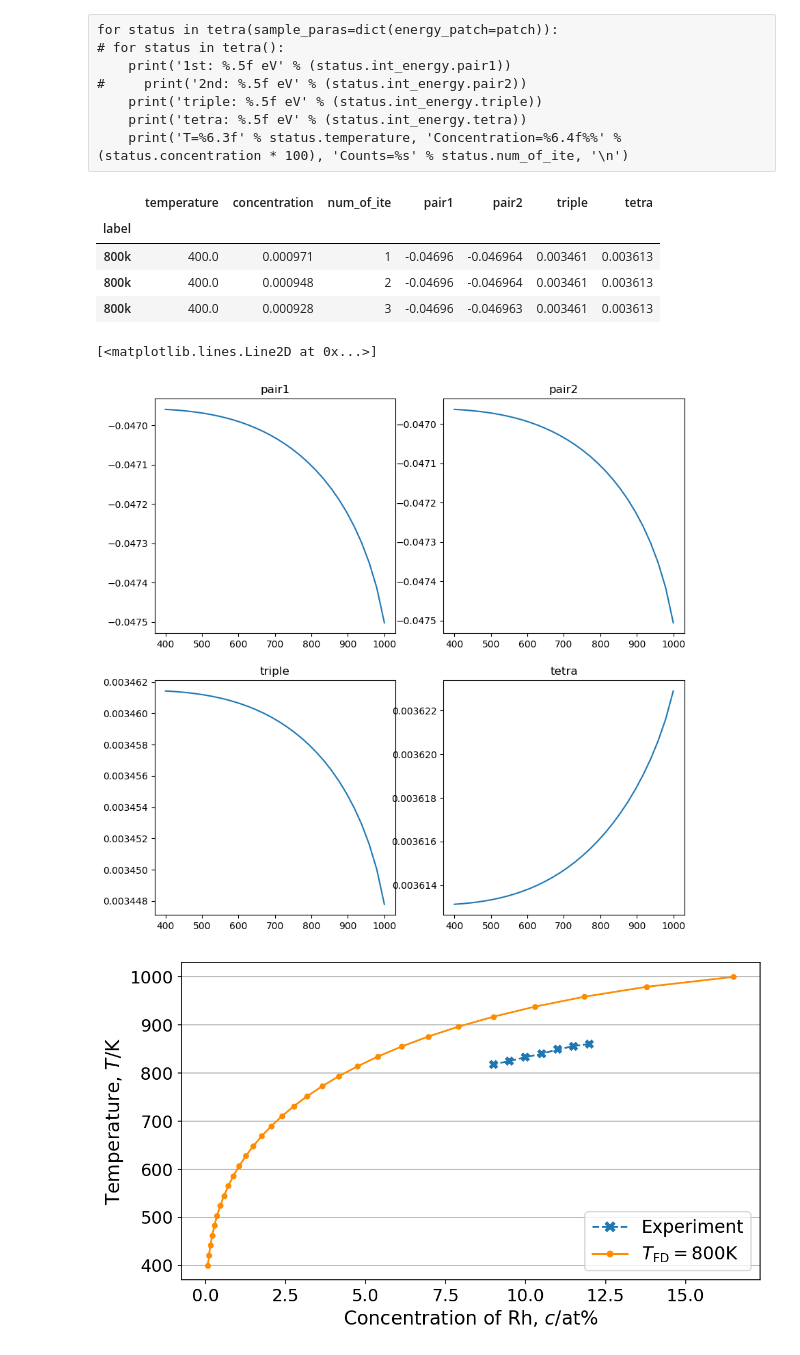
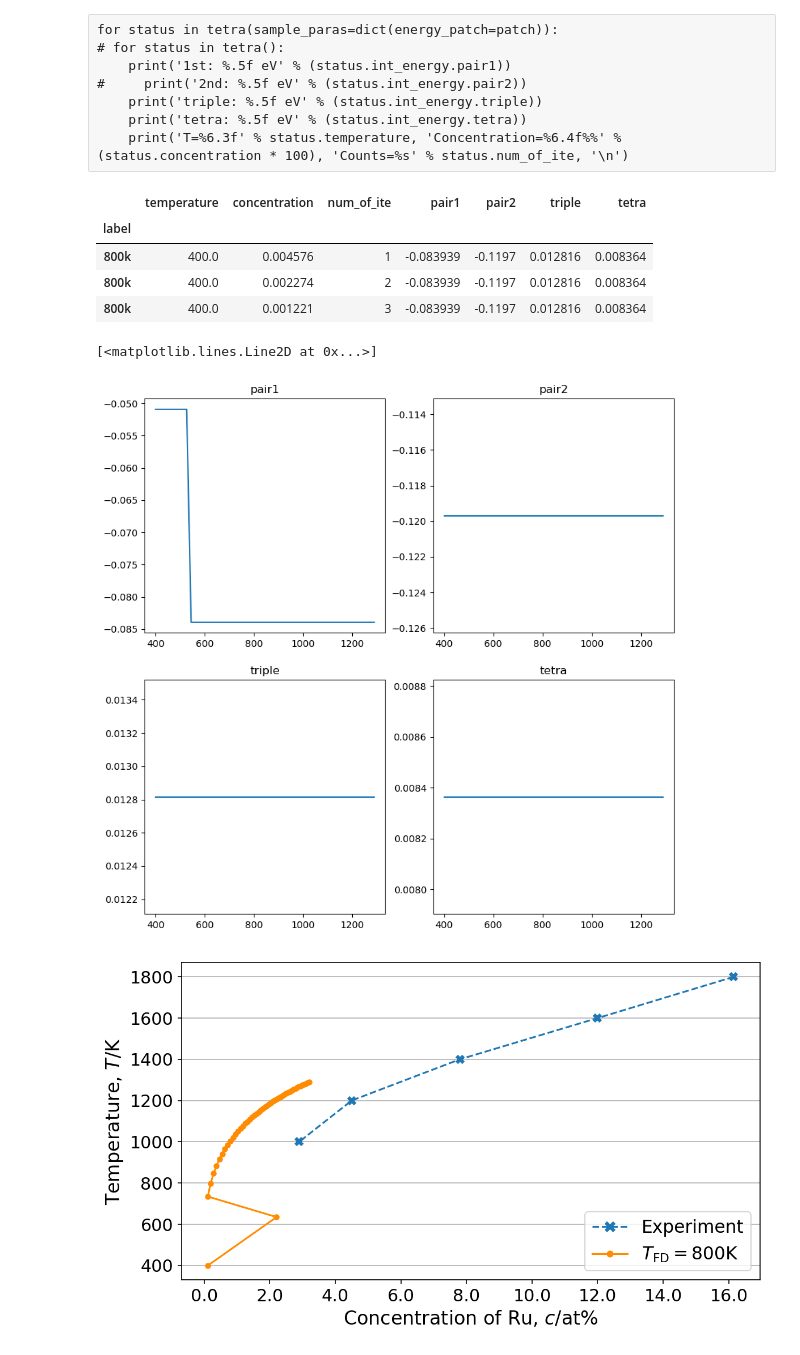
Before and after one commit to kidddddd1984/CVM, a Jupyter notebook: samples/tetrahedron.ipynb, the cells around one changed output. Cells and saved outputs as stored; diff of their text form; code cells hidden in the pictures.

```diff
--- a/samples/tetrahedron.ipynb
+++ b/samples/tetrahedron.ipynb
@@ -76,7 +76,7 @@ def process(meta, *results, experiment=None):
 # Reading input set
 # %%
 # tetra = Tetrahedron.from_input_set('AlMg')
-tetra = TetraOctahedron.from_input_set('PdRh')
+tetra = Tetrahedron.from_input_set('PdRu')
 
 with cvm_context(simple_print='True'):
     print(tetra)
@@ -180,7 +230,7 @@ def patch(_, r0):
     r0 = UnitConvert.ad2lc(r0)
     _1st = -0.071 + (-0.00365 * (r0 - 7.85) / 0.1)
 
-    return {'pair1': -0.00}
+    return {'pair1': -0.0}
 # %%
 from collections import OrderedDict
 
@@ -226,33 +276,33 @@ tetra.results.head(3)
 # %% [output]
 |  | temperature | concentration | num_of_ite | pair1 | pair2 | triple | tetra |
 | label |  |  |  |  |  |  |  |
-| 800k | 400.0 | 0.000971 | 1 | -0.04696 | -0.046964 | 0.003461 | 0.003613 |
-| 800k | 400.0 | 0.000948 | 2 | -0.04696 | -0.046964 | 0.003461 | 0.003613 |
-| 800k | 400.0 | 0.000928 | 3 | -0.04696 | -0.046963 | 0.003461 | 0.003613 |
+| 800k | 400.0 | 0.004576 | 1 | -0.083939 | -0.1197 | 0.012816 | 0.008364 |
+| 800k | 400.0 | 0.002274 | 2 | -0.083939 | -0.1197 | 0.012816 | 0.008364 |
+| 800k | 400.0 | 0.001221 | 3 | -0.083939 | -0.1197 | 0.012816 | 0.008364 |
 # %%
 _, ax = plt.subplots(2, 2, figsize=(10, 10), dpi=100)
 
-ret = tetra.results.groupby('temperature').last()['pair1']
+ret = tetra.results.loc['1000k'].groupby('temperature').last()['pair1']
 ax[0, 0].set_title('pair1')
 ax[0, 0].plot(ret)
 
 
-ret = tetra.results.groupby('temperature').last()['pair2']
+ret = tetra.results.loc['1000k'].groupby('temperature').last()['pair2']
 ax[0, 1].set_title('pair2')
 ax[0, 1].plot(ret)
 
-ret = tetra.results.groupby('temperature').last()['triple']
+ret = tetra.results.loc['1000k'].groupby('temperature').last()['triple']
 ax[1, 0].set_title('triple')
 ax[1, 0].plot(ret)
 
-ret = tetra.results.groupby('temperature').last()['tetra']
+ret = tetra.results.loc['800k'].groupby('temperature').last()['tetra']
 ax[1, 1].set_title('tetra')
 ax[1, 1].plot(ret)
 # %% [output]
 [<matplotlib.lines.Line2D at 0x...>]
-[figure, old version]
+[figure, new version]
 # %%
-tmp = tetra.results.groupby('temperature').last()
+tmp = tetra.results.loc['1000k'].groupby('temperature').last()
 process(tetra.meta, dict(temp=tmp.index.values, c=tmp['concentration'].values, label='$T_\\mathrm{FD}=800$K'), experiment=tetra.experiment)
 # %% [output]
-[figure, old version]
+[figure, new version]
```
Also changed, not shown: parts of 7 cells of this notebook, 3 other files.
